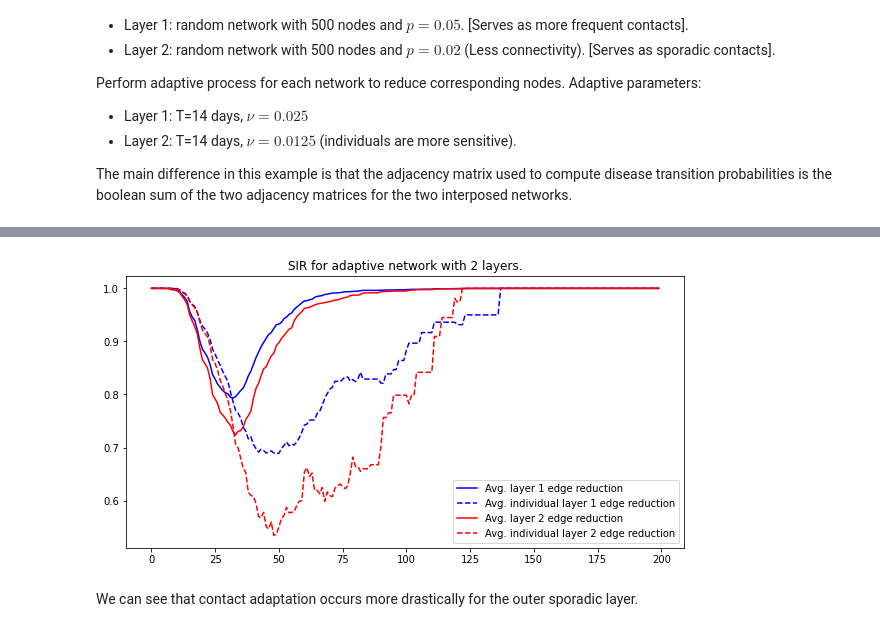
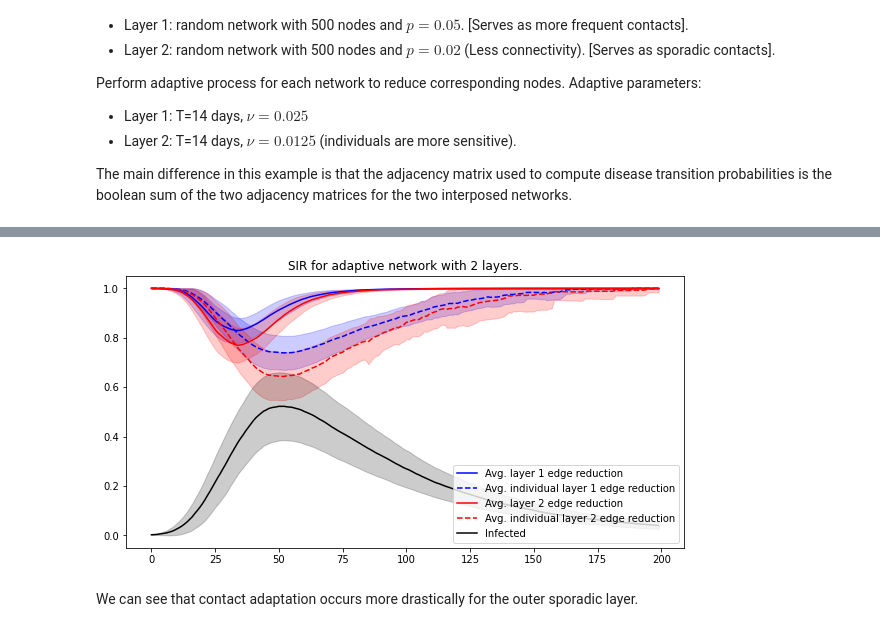
Before and after one commit to JimmyCalvoMonge/AdaptiveNetworks, a Jupyter notebook: adaptive_layer_experiment.ipynb, the cells around one changed output, grey strips where cells are left out. Cells and saved outputs as stored; diff of their text form; code cells hidden in the pictures.

```diff
--- a/adaptive_layer_experiment.ipynb
+++ b/adaptive_layer_experiment.ipynb
@@ -37,8 +34,20 @@ dat_
 # %%
+dat_['i_lower'] = dat_['i_mean'] - dat_['i_std']
+dat_['i_upper'] = dat_['i_mean'] + dat_['i_std']
+dat_['i_lower'] = dat_['i_lower'].apply(lambda x :max(x,0))
+
+dat_['s_lower'] = dat_['s_mean'] - dat_['s_std']
+dat_['s_upper'] = dat_['s_mean'] + dat_['s_std']
+dat_['s_lower'] = dat_['s_lower'].apply(lambda x :max(x,0))
+
 plt.figure(figsize=(10,5))
-plt.plot(dat_['s'], '-b', label="Susceptibles")
-plt.plot(dat_['i'], '-r', label="Infected")
-plt.plot(dat_['r'], '-g', label="Recovered")
+plt.plot(dat_['s_mean'], '-b', label="Susceptibles")
+plt.fill_between(range(len(dat_['s_mean'])),
+                 dat_['s_lower'], dat_['s_upper'], alpha=0.2, color='b')
+
+plt.plot(dat_['i_mean'], '-r', label="Infected")
+plt.fill_between(range(len(dat_['i_mean'])),
+                 dat_['i_lower'], dat_['i_upper'], alpha=0.2, color='r')
 plt.title("SIR for adaptive network with 2 interposed networks as layers.")
 plt.legend(loc="upper right")
 plt.show()
@@ -47,14 +56,48 @@ plt.show()
 # %%
+dat_['edgecount1_lower'] = dat_['edgecount1_mean'] - dat_['edgecount1_std']
+dat_['edgecount1_upper'] = dat_['edgecount1_mean'] + dat_['edgecount1_std']
+dat_['suscedgecount1_lower'] = dat_['suscedgecount1_mean'] - dat_['suscedgecount1_std']
+dat_['suscedgecount1_upper'] = dat_['suscedgecount1_mean'] + dat_['suscedgecount1_std']
+
+dat_['edgecount2_lower'] = dat_['edgecount2_mean'] - dat_['edgecount2_std']
+dat_['edgecount2_upper'] = dat_['edgecount2_mean'] + dat_['edgecount2_std']
+dat_['suscedgecount2_lower'] = dat_['suscedgecount2_mean'] - dat_['suscedgecount2_std']
+dat_['suscedgecount2_upper'] = dat_['suscedgecount2_mean'] + dat_['suscedgecount2_std']
+
+dat_['suscedgecount2_upper'] = dat_['suscedgecount2_upper'].apply(lambda x :min(x,1))
+dat_['edgecount2_upper'] = dat_['edgecount2_upper'].apply(lambda x :min(x,1))
+dat_['suscedgecount1_upper'] = dat_['suscedgecount1_upper'].apply(lambda x :min(x,1))
+dat_['edgecount1_upper'] = dat_['edgecount1_upper'].apply(lambda x :min(x,1))
+
 plt.figure(figsize=(10,5))
-plt.plot(dat_['edgecount1'],'-b', label="Avg. layer 1 edge reduction")
-plt.plot(dat_['suscedgecount1'], linestyle='--', color='b', label="Avg. individual layer 1 edge reduction")
-plt.plot(dat_['edgecount2'],'-r', label="Avg. layer 2 edge reduction")
-plt.plot(dat_['suscedgecount2'], linestyle='--', color='r', label="Avg. individual layer 2 edge reduction")
+
+# Layer 1
+plt.plot(dat_['edgecount1_mean'],'-b', label="Avg. layer 1 edge reduction")
+plt.fill_between(range(len(dat_['edgecount1_mean'])),
+                 dat_['edgecount1_lower'], dat_['edgecount1_upper'], alpha=0.2, color='b')
+
+plt.plot(dat_['suscedgecount1_mean'], linestyle='--', color='b', label="Avg. individual layer 1 edge reduction")
+plt.fill_between(range(len(dat_['suscedgecount1_mean'])),
+                 dat_['suscedgecount1_lower'], dat_['suscedgecount1_upper'], alpha=0.2, color='b')
+
+# Layer 2
+plt.plot(dat_['edgecount2_mean'],'-r', label="Avg. layer 2 edge reduction")
+plt.fill_between(range(len(dat_['edgecount2_mean'])),
+                 dat_['edgecount2_lower'], dat_['edgecount2_upper'], alpha=0.2, color='r')
+
+plt.plot(dat_['suscedgecount2_mean'], linestyle='--', color='r', label="Avg. individual layer 2 edge reduction")
+plt.fill_between(range(len(dat_['suscedgecount2_mean'])),
+                 dat_['suscedgecount2_lower'], dat_['suscedgecount2_upper'], alpha=0.2, color='r')
+
+plt.plot(dat_['i_mean'], '-k', label="Infected")
+plt.fill_between(range(len(dat_['i_mean'])),
+                 dat_['i_lower'], dat_['i_upper'], alpha=0.2, color='k')
+
 plt.title("SIR for adaptive network with 2 layers.")
 plt.legend(loc="lower right")
 plt.show()
 # %% [output]
-[figure, old version]
+[figure, new version]
 # %% [markdown]
 We can see that contact adaptation occurs more drastically for the outer sporadic layer.
 # %% [markdown]
```
Also changed, not shown: parts of 6 cells of this notebook, 2 other files.
